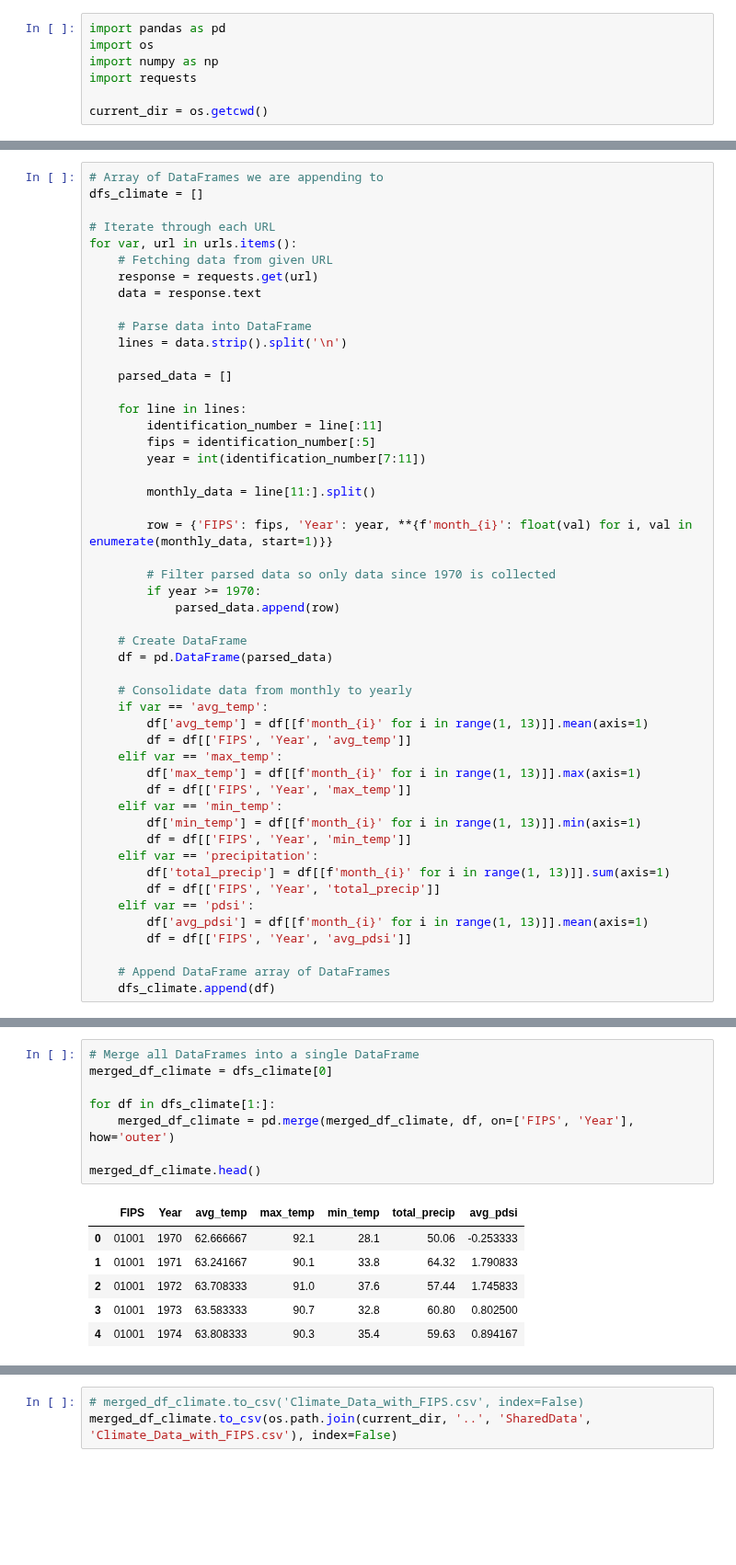
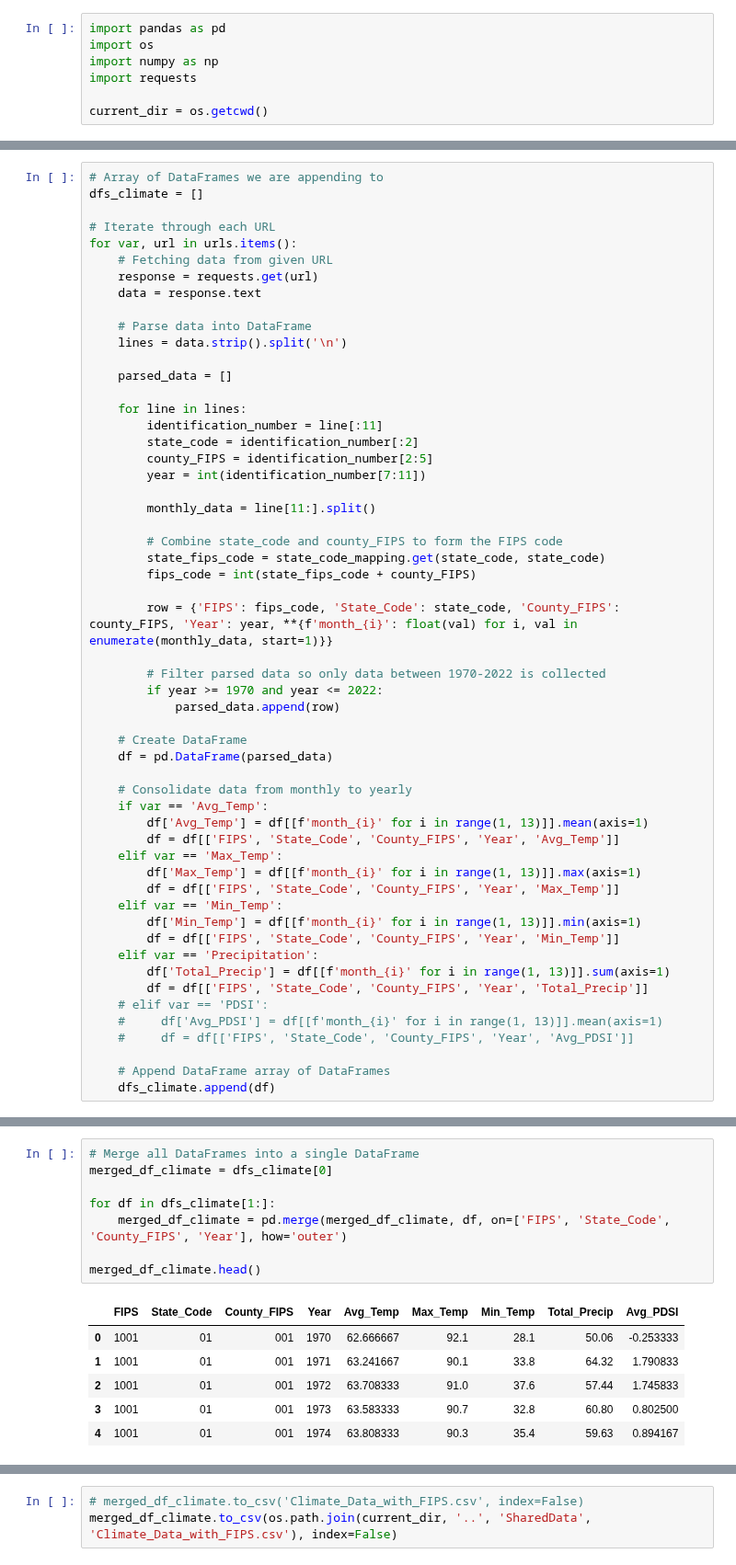
Before and after one commit to Calvin-Davis/CMSC320-FinalProject-Birds, a Jupyter notebook: Code/climate-counties.ipynb, the cells around one changed output, grey strips where cells are left out. Shown at 92% size. Cells and saved outputs as stored; diff of their text form; blank space fills up the shorter version.

```diff
--- a/Code/climate-counties.ipynb
+++ b/Code/climate-counties.ipynb
@@ -31,36 +43,41 @@ for var, url in urls.items():
 
     for line in lines:
         identification_number = line[:11]
-        fips = identification_number[:5]
+        state_code = identification_number[:2]
+        county_FIPS = identification_number[2:5]
         year = int(identification_number[7:11])
 
         monthly_data = line[11:].split()
 
-        row = {'FIPS': fips, 'Year': year, **{f'month_{i}': float(val) for i, val in enumerate(monthly_data, start=1)}}
+        # Combine state_code and county_FIPS to form the FIPS code
+        state_fips_code = state_code_mapping.get(state_code, state_code)
+        fips_code = int(state_fips_code + county_FIPS)
 
-        # Filter parsed data so only data since 1970 is collected
-        if year >= 1970:
+        row = {'FIPS': fips_code, 'State_Code': state_code, 'County_FIPS': county_FIPS, 'Year': year, **{f'month_{i}': float(val) for i, val in enumerate(monthly_data, start=1)}}
+
+        # Filter parsed data so only data between 1970-2022 is collected
+        if year >= 1970 and year <= 2022:
             parsed_data.append(row)
 
     # Create DataFrame
     df = pd.DataFrame(parsed_data)
 
     # Consolidate data from monthly to yearly
-    if var == 'avg_temp':
-        df['avg_temp'] = df[[f'month_{i}' for i in range(1, 13)]].mean(axis=1)
-        df = df[['FIPS', 'Year', 'avg_temp']]
-    elif var == 'max_temp':
-        df['max_temp'] = df[[f'month_{i}' for i in range(1, 13)]].max(axis=1)
-        df = df[['FIPS', 'Year', 'max_temp']]
-    elif var == 'min_temp':
-        df['min_temp'] = df[[f'month_{i}' for i in range(1, 13)]].min(axis=1)
-        df = df[['FIPS', 'Year', 'min_temp']]
-    elif var == 'precipitation':
-        df['total_precip'] = df[[f'month_{i}' for i in range(1, 13)]].sum(axis=1)
-        df = df[['FIPS', 'Year', 'total_precip']]
-    elif var == 'pdsi':
-        df['avg_pdsi'] = df[[f'month_{i}' for i in range(1, 13)]].mean(axis=1)
-        df = df[['FIPS', 'Year', 'avg_pdsi']]
+    if var == 'Avg_Temp':
+        df['Avg_Temp'] = df[[f'month_{i}' for i in range(1, 13)]].mean(axis=1)
+        df = df[['FIPS', 'State_Code', 'County_FIPS', 'Year', 'Avg_Temp']]
+    elif var == 'Max_Temp':
+        df['Max_Temp'] = df[[f'month_{i}' for i in range(1, 13)]].max(axis=1)
+        df = df[['FIPS', 'State_Code', 'County_FIPS', 'Year', 'Max_Temp']]
+    elif var == 'Min_Temp':
+        df['Min_Temp'] = df[[f'month_{i}' for i in range(1, 13)]].min(axis=1)
+        df = df[['FIPS', 'State_Code', 'County_FIPS', 'Year', 'Min_Temp']]
+    elif var == 'Precipitation':
+        df['Total_Precip'] = df[[f'month_{i}' for i in range(1, 13)]].sum(axis=1)
+        df = df[['FIPS', 'State_Code', 'County_FIPS', 'Year', 'Total_Precip']]
+    # elif var == 'PDSI':
+    #     df['Avg_PDSI'] = df[[f'month_{i}' for i in range(1, 13)]].mean(axis=1)
+    #     df = df[['FIPS', 'State_Code', 'County_FIPS', 'Year', 'Avg_PDSI']]
 
     # Append DataFrame array of DataFrames
     dfs_climate.append(df)
@@ -67,15 +88,15 @@ for var, url in urls.items():
 # %%
 # Merge all DataFrames into a single DataFrame
 merged_df_climate = dfs_climate[0]
 
 for df in dfs_climate[1:]:
-    merged_df_climate = pd.merge(merged_df_climate, df, on=['FIPS', 'Year'], how='outer')
+    merged_df_climate = pd.merge(merged_df_climate, df, on=['FIPS', 'State_Code', 'County_FIPS', 'Year'], how='outer')
 
 merged_df_climate.head()
 # %% [output]
-|  | FIPS | Year | avg_temp | max_temp | min_temp | total_precip | avg_pdsi |
-| 0 | 01001 | 1970 | 62.666667 | 92.1 | 28.1 | 50.06 | -0.253333 |
-| 1 | 01001 | 1971 | 63.241667 | 90.1 | 33.8 | 64.32 | 1.790833 |
-| 2 | 01001 | 1972 | 63.708333 | 91.0 | 37.6 | 57.44 | 1.745833 |
-| 3 | 01001 | 1973 | 63.583333 | 90.7 | 32.8 | 60.80 | 0.802500 |
-| 4 | 01001 | 1974 | 63.808333 | 90.3 | 35.4 | 59.63 | 0.894167 |
+|  | FIPS | State_Code | County_FIPS | Year | Avg_Temp | Max_Temp | Min_Temp | Total_Precip | Avg_PDSI |
+| 0 | 1001 | 01 | 001 | 1970 | 62.666667 | 92.1 | 28.1 | 50.06 | -0.253333 |
+| 1 | 1001 | 01 | 001 | 1971 | 63.241667 | 90.1 | 33.8 | 64.32 | 1.790833 |
+| 2 | 1001 | 01 | 001 | 1972 | 63.708333 | 91.0 | 37.6 | 57.44 | 1.745833 |
+| 3 | 1001 | 01 | 001 | 1973 | 63.583333 | 90.7 | 32.8 | 60.80 | 0.802500 |
+| 4 | 1001 | 01 | 001 | 1974 | 63.808333 | 90.3 | 35.4 | 59.63 | 0.894167 |
```
Also changed, not shown: parts of 6 cells of this notebook, 2 other files.
